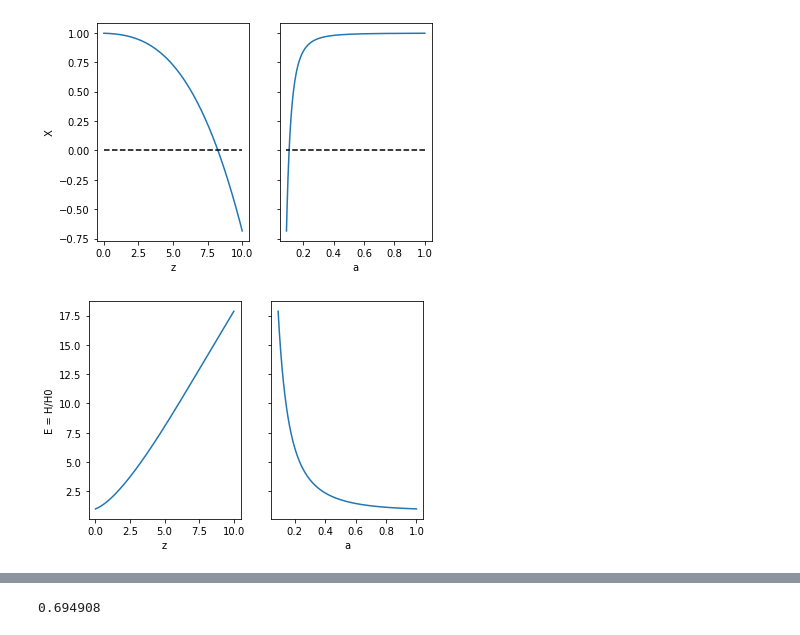
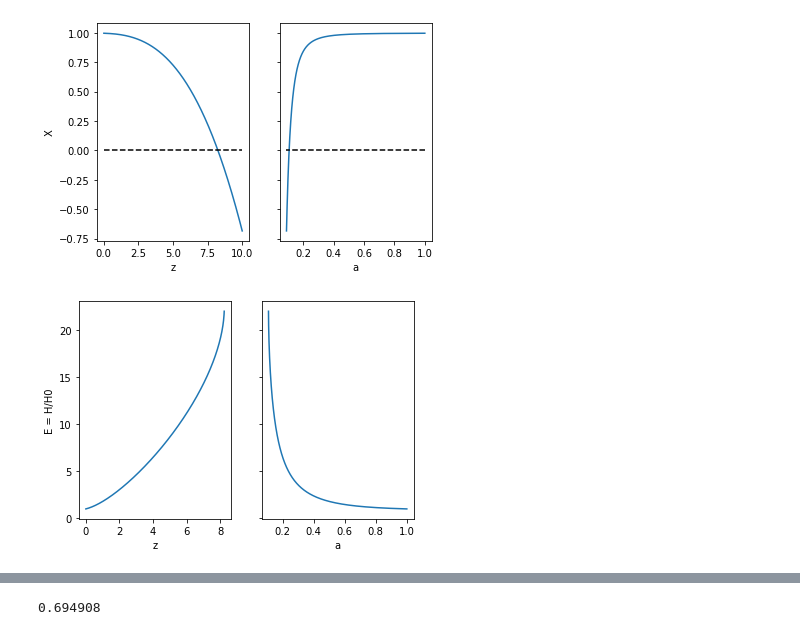
Before and after one commit to CarolaZano/4DEGB-tests, a Jupyter notebook: 4DEGB_tests_WandM_corrected_eq.ipynb, the cells around one changed output, grey strips where cells are left out. Cells and saved outputs as stored; diff of their text form; code cells hidden in the pictures.

```diff
--- a/4DEGB_tests_WandM_corrected_eq.ipynb
+++ b/4DEGB_tests_WandM_corrected_eq.ipynb
@@ -110,19 +110,19 @@ plt.show()
 # %%
 '''Plots of E(z)'''
 
 z = np.linspace(0, 10 , int(1e3))
 a = 1/(1+z)
-alpha_tilde = 1e-3
+alpha_tilde = -1e-3
 
 f, (ax1, ax2) = plt.subplots(1, 2, sharey=True)
 
 ax1.plot(z,E(z , cosmo , alpha_tilde))
 ax2.plot(a,E((1/a) - 1,cosmo , alpha_tilde))
 
 ax1.set_ylabel('E = H/H0')
 ax1.set_xlabel('z')
 ax2.set_xlabel('a')
 
 plt.show()
 # %% [output]
-[figure, old version]
+[figure, new version]
```
Also changed, not shown: parts of 2 cells of this notebook.
